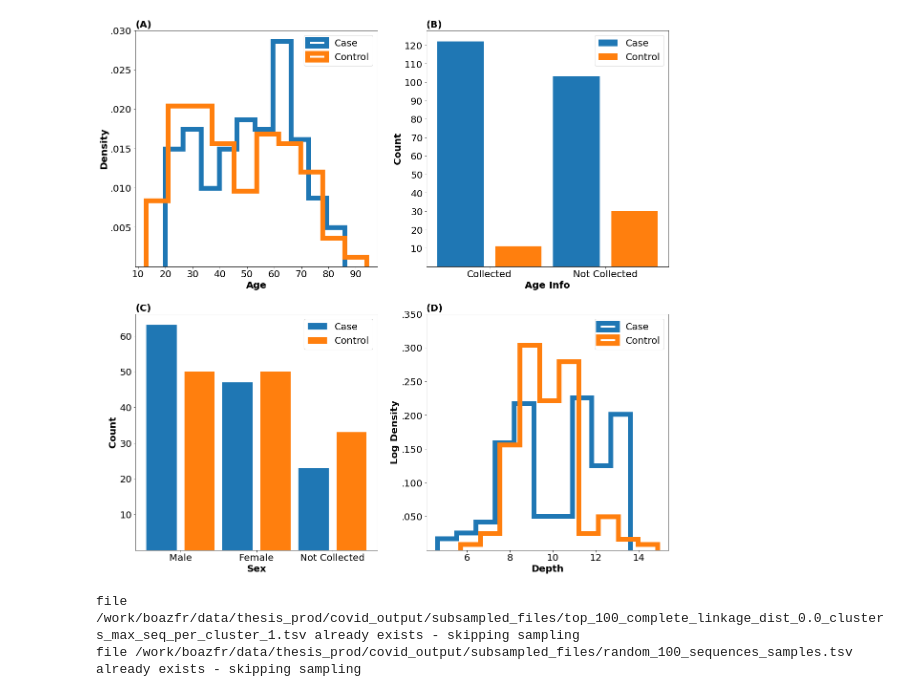
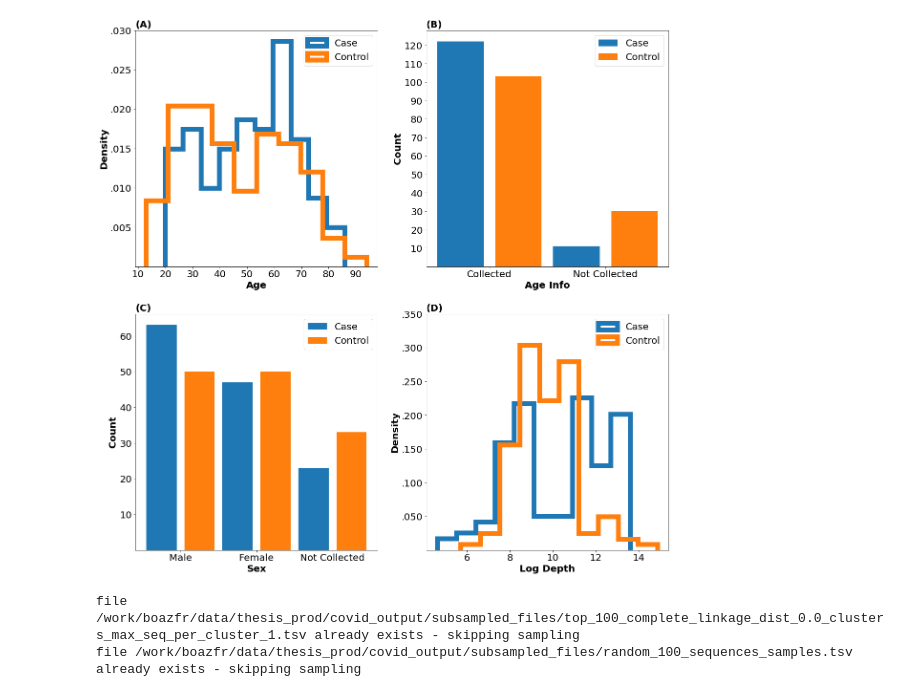
Before and after one commit to boazfran/CovidAbMetaAnalysis, a Jupyter notebook: AbMetaAnalysis.ipynb, the cells around one changed output. Saved outputs shown, nothing was run; the diff lists cells and outputs as text; code cells hidden in the pictures.

```diff
--- a/AbMetaAnalysis.ipynb
+++ b/AbMetaAnalysis.ipynb
@@ -29,12 +29,12 @@ covid_ctrl_test_metadata = pd.read_csv(
 ).set_index(["study_id", "subject_id"])
 
 # labels for the covid test set
-covid_test_labels = pd.Series(True, index=covid_case_test_metadata.index).append(
-    pd.Series(False, index=covid_ctrl_test_metadata.index)
+covid_test_labels = pd.concat(
+    [pd.Series(True, index=covid_case_test_metadata.index), pd.Series(False, index=covid_ctrl_test_metadata.index)]
 )
 # labels for the covid cross validation set
-covid_labels = pd.Series(True, index=covid_case_metadata.index).append(
-    pd.Series(False, index=covid_ctrl_metadata.index)
+covid_labels = pd.concat(
+    [pd.Series(True, index=covid_case_metadata.index), pd.Series(False, index=covid_ctrl_metadata.index)]
 ).drop(index=covid_test_labels.index)
 
 for folder in ['distance_matrices',  'rep_clf_output',  'subsampled_files', 'figures', 'motifs']:
@@ -57,43 +57,43 @@ ax.set_xlabel('Age', fontsize=20, fontweight='bold')
 ax.set_ylabel('Density', fontsize=20, fontweight='bold')
 ax.set_title('(A)', fontsize=20, fontweight='bold', loc='left')
 ax = axes[0, 1]
-ax.bar([0,2], [covid_case_ages.notna().sum(), covid_ctrl_ages.notna().sum()])
-ax.bar([1,3], [covid_case_ages.isna().sum(), covid_ctrl_ages.isna().sum()])
+ax.bar([0,2], [covid_case_ages.notna().sum(), covid_case_ages.isna().sum()])
+ax.bar([1,3], [covid_ctrl_ages.notna().sum(), covid_ctrl_ages.isna().sum()])
 ax.set_xticks([0.5, 2.5], ['Collected', 'Not Collected'], fontsize=20)
 ax.set_yticks(list(range(10,int(ax.get_yticks().max()-10),10)), list(range(10,int(ax.get_yticks().max()-10),10)), fontsize=20)
 ax.set_xlabel('Age Info', fontsize=20, fontweight='bold')
 ax.set_ylabel('Count', fontsize=20, fontweight='bold')
 ax.set_title('(B)', fontsize=20, fontweight='bold', loc='left')
 ax.legend(['Case', 'Control'], fontsize=20)
 ax = axes[0, 1]
 covid_case_sex = covid_case_metadata.loc[
     covid_labels.index[covid_labels]
 ].sex.apply(lambda x: x if not pd.isna(x) and (x in ['male', 'female']) else 'Not Collected')
 covid_ctrl_sex = covid_ctrl_metadata.loc[
     covid_labels.index[~covid_labels]
 ].sex.apply(lambda x: x if not pd.isna(x) and (x in ['male', 'female']) else 'Not Collected')
 ax = axes[1, 0]
 ax.bar([0, 2, 4], covid_case_sex.value_counts(dropna=False))
 ax.bar([1, 3, 5], covid_ctrl_sex.value_counts())
 ax.set_xticks([0.5, 2.5, 4.5], ['Male', 'Female', 'Not Collected'], fontsize=20)
 ax.set_yticks(list(range(10,int(ax.get_yticks().max()),10)), list(range(10,int(ax.get_yticks().max()),10)), fontsize=20)
 ax.set_xlabel('Sex', fontsize=20, fontweight='bold')
 ax.set_ylabel('Count', fontsize=20, fontweight='bold')
 ax.set_title('(C)', fontsize=20, fontweight='bold', loc='left')
 ax.legend(['Case', 'Control'], fontsize=20)
 
 ax = axes[1, 1]
 ax.hist(covid_case_metadata.loc[covid_labels.index[covid_labels]].sequences.apply(math.log), histtype='step', density=True, lw=10)
 ax.hist(covid_ctrl_metadata.loc[covid_labels.index[~covid_labels]].sequences.apply(math.log), histtype='step', density=True, lw=10)
 ax.legend(labels=['Case', 'Control'], fontsize=20)
 ax.set_yticks(ax.get_yticks()[1:], list(map(lambda x: '{:0>0.3f}'.format(x).replace('0.', '.'), ax.get_yticks()[1:])), fontsize=20)
 ax.set_xticks(ax.get_xticks()[1:-1], list(map(lambda x: int(x), ax.get_xticks()))[1:-1], fontsize=20)
-ax.set_xlabel('Depth', fontsize=20, fontweight='bold')
-ax.set_ylabel('Log Density', fontsize=20, fontweight='bold')
+ax.set_xlabel('Log Depth', fontsize=20, fontweight='bold')
+ax.set_ylabel('Density', fontsize=20, fontweight='bold')
 ax.set_title('(D)', fontsize=20, fontweight='bold', loc='left')
 fig.savefig(os.path.join(output_dir, 'covid_output', 'figures', "subjects_metadata.pdf"))
 # %% [output]
-[figure, old version]
+[figure, new version]
 # %%
 # to subsample the data files we first need within-sample clustering for each
 # sample file. if the file have more than 100000 we random subsample 100000 sequences
```
Also changed, not shown: parts of 11 cells of this notebook.
